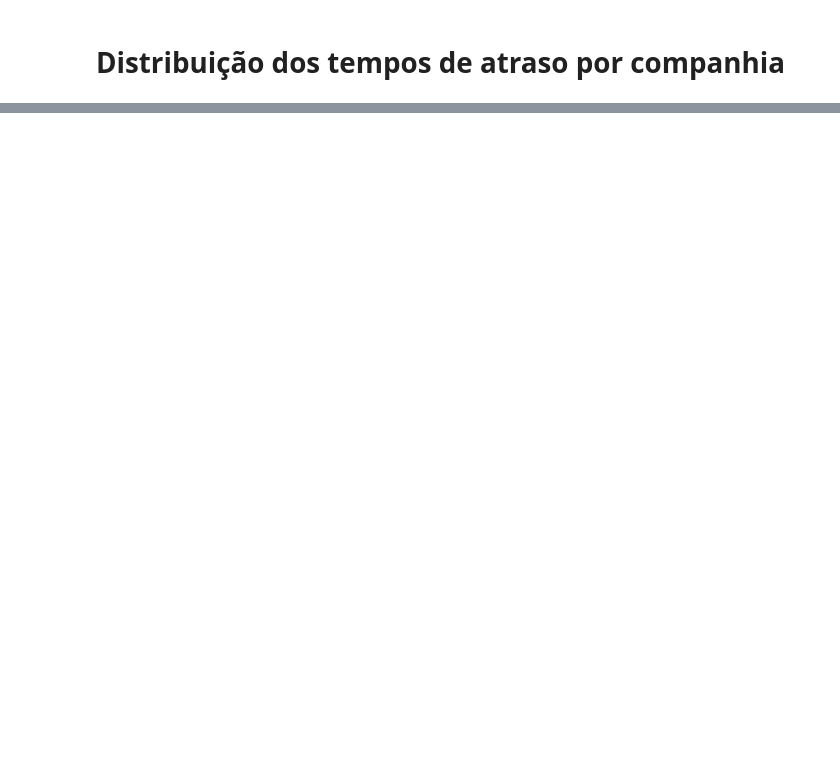
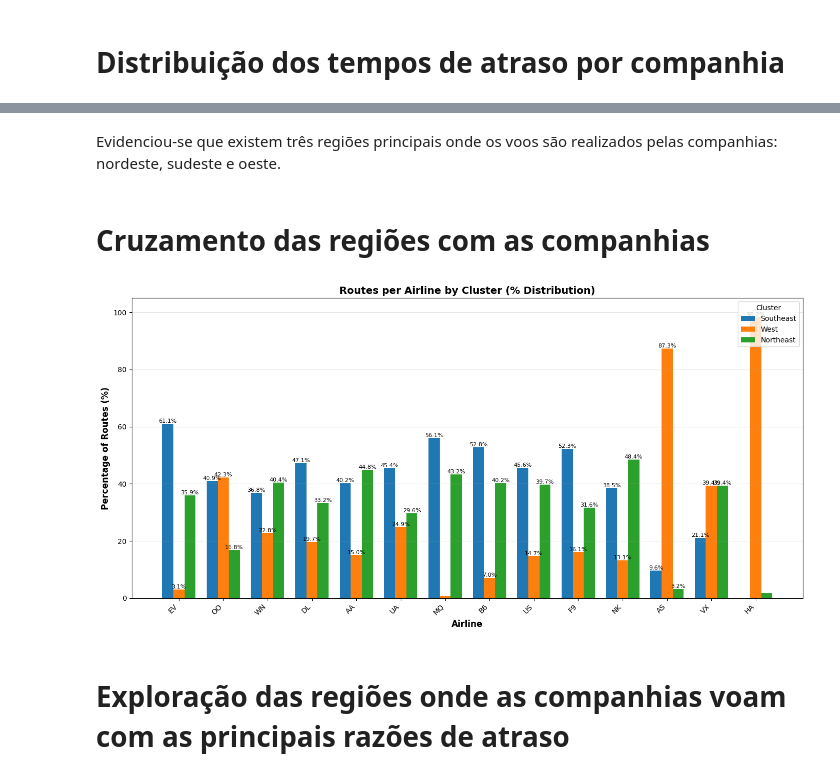
Before and after one commit to rics81/FIAP-8MLET-TechChallenge-III, a Jupyter notebook: tc3.ipynb, the cells around one changed output, grey strips where cells are left out. Drawn from its saved outputs; the diff is of its cells as text; code cells hidden in the pictures; blank space fills up the shorter version.

```diff
--- a/tc3.ipynb
+++ b/tc3.ipynb
@@ -485,0 +574,72 @@ Apesar da métrica anterior apontando a NK como a que teria atrasos mais longos
+# %% [markdown]
+Evidenciou-se que existem três regiões principais onde os voos são realizados pelas companhias: nordeste, sudeste e oeste.
+# %% [markdown]
+# Cruzamento das regiões com as companhias
+# %%
+# --- Bar graph: Companies by Cluster (as percentages) ---
+import pandas as pd
+import numpy as np
+
+cluster_names = {0: 'Southeast', 1: 'West', 2: 'Northeast'}
+
+# Flatten companies tuple and create a row for each company-route combination
+company_cluster_list = []
+for _, row in routes.iterrows():
+    if pd.notna(row['COMPANIES']) and row['COMPANIES']:
+        for company in row['COMPANIES']:
+            company_cluster_list.append({
+                'COMPANY': company,
+                'ROUTE_CLUSTER': int(row['ROUTE_CLUSTER']) if pd.notna(row['ROUTE_CLUSTER']) else None,
+            })
+
+company_cluster_df = pd.DataFrame(company_cluster_list)
+
+# Count routes per company per cluster
+routes_by_company_cluster = company_cluster_df.groupby(['COMPANY', 'ROUTE_CLUSTER']).size().reset_index(name='route_count')
+
+# Pivot for easier plotting
+pivot_data = routes_by_company_cluster.pivot(index='COMPANY', columns='ROUTE_CLUSTER', values='route_count').fillna(0)
+
+# Calculate percentages for each airline (row-wise)
+pivot_data_pct = pivot_data.div(pivot_data.sum(axis=1), axis=0) * 100
+
+# Sort by total routes (use original pivot_data for sorting)
+pivot_data['TOTAL'] = pivot_data.sum(axis=1)
+airlines_sorted = pivot_data.sort_values('TOTAL', ascending=False).index
+pivot_data_pct = pivot_data_pct.loc[airlines_sorted]
+
+# Create grouped bar chart
+fig, ax = plt.subplots(figsize=(14, 7))
+
+x = np.arange(len(pivot_data_pct.index))
+width = 0.25
+colors = plt.cm.tab10(range(len(pivot_data_pct.columns)))
+
+for i, cluster in enumerate(sorted(pivot_data_pct.columns)):
+    offset = width * (i - len(pivot_data_pct.columns) / 2 + 0.5)
+    cluster_label = cluster_names.get(int(cluster), f'Cluster {int(cluster)}')
+    bars = ax.bar(x + offset, pivot_data_pct[cluster], width, label=cluster_label, color=colors[i])
+
+    # Add percentage labels on bars
+    for bar in bars:
+        height = bar.get_height()
+        if height > 3:  # Only show label if bar is tall enough
+            ax.text(bar.get_x() + bar.get_width()/2., height,
+                    f'{height:.1f}%',
+                    ha='center', va='bottom', fontsize=8)
+
+ax.set_xlabel('Airline', fontsize=12, fontweight='bold')
+ax.set_ylabel('Percentage of Routes (%)', fontsize=12, fontweight='bold')
+ax.set_title('Routes per Airline by Cluster (% Distribution)', fontsize=14, fontweight='bold')
+ax.set_xticks(x)
+ax.set_xticklabels(pivot_data_pct.index, rotation=45, ha='right')
+ax.legend(title='Cluster', loc='upper right')
+ax.grid(axis='y', alpha=0.3)
+ax.set_ylim(0, 105)
+
+plt.tight_layout()
+plt.show()
+# %% [output]
+[figure, added]
+# %% [markdown]
+# Exploração das regiões onde as companhias voam com as principais razões de atraso
```
Also changed, not shown: parts of 16 cells of this notebook, 1 other file.
